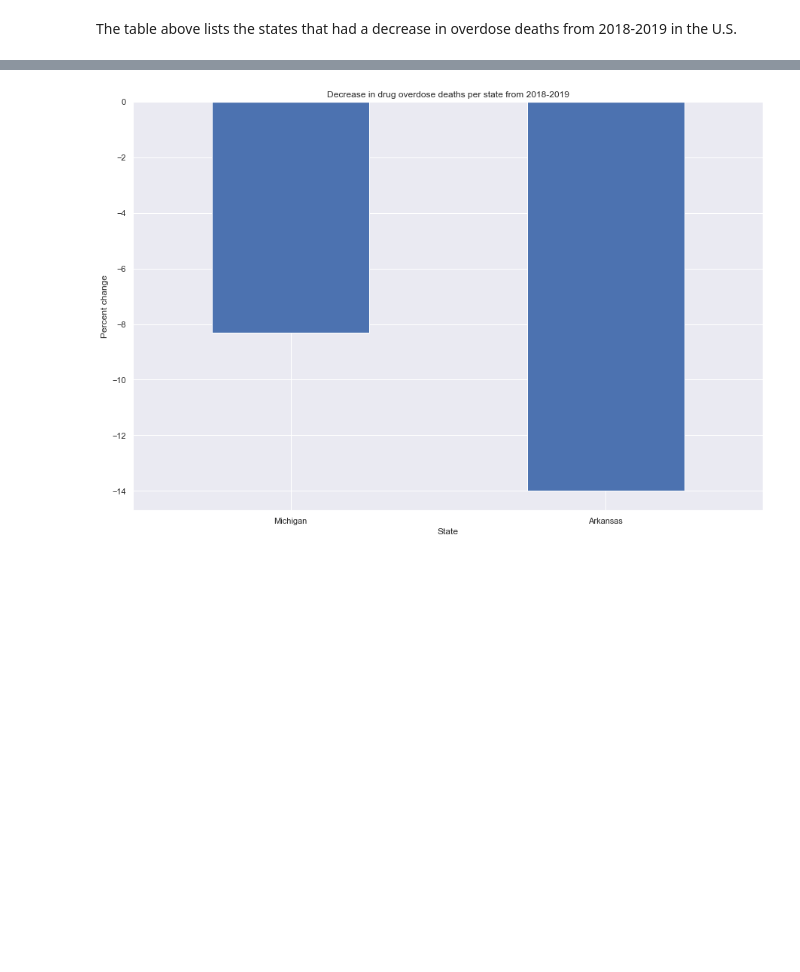
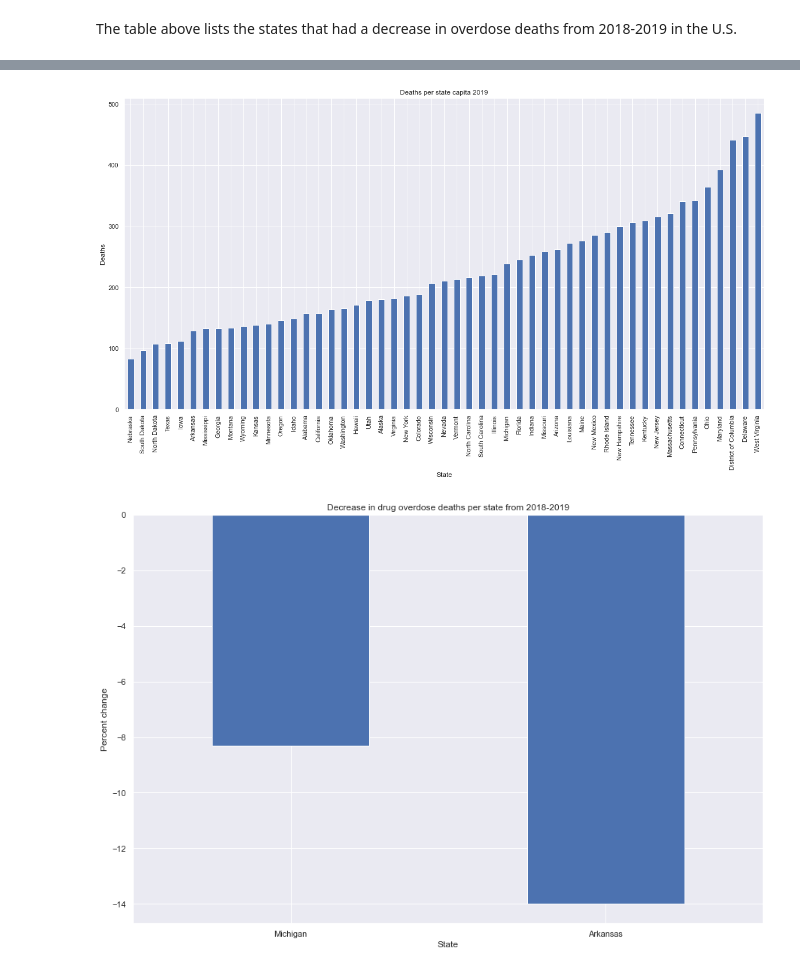
Before and after one commit to molly-rusk/DeathsbyDrugOverdoseinTheUS, a Jupyter notebook: Capstone_Notebook.ipynb, the cells around one changed output, grey strips where cells are left out. Drawn from its saved outputs; the diff is of its cells as text; code cells hidden in the pictures; blank space fills up the shorter version.

```diff
--- a/Capstone_Notebook.ipynb
+++ b/Capstone_Notebook.ipynb
@@ -489,3 +559,11 @@ The table above lists the states that had a decrease in overdose deaths from 201
+# %%
+capitasorted = deaths2019capita.sort_values('Deaths Per Capita')
+capitasorted.plot.bar(x='State', y='Deaths Per Capita', legend=False);
+plt.gcf().set_size_inches(20,10);
+plt.title('Deaths per state capita 2019');
+plt.ylabel('Deaths');
+# %% [output]
+[figure, added]
 # %%
 top5dec.plot.bar(x='Location', y='Percent Change from 2018-2019', legend=False, figsize=(15,10));
 plt.title('Decrease in drug overdose deaths per state from 2018-2019');
```
Also changed, not shown: parts of 11 cells of this notebook, 1 other file.
